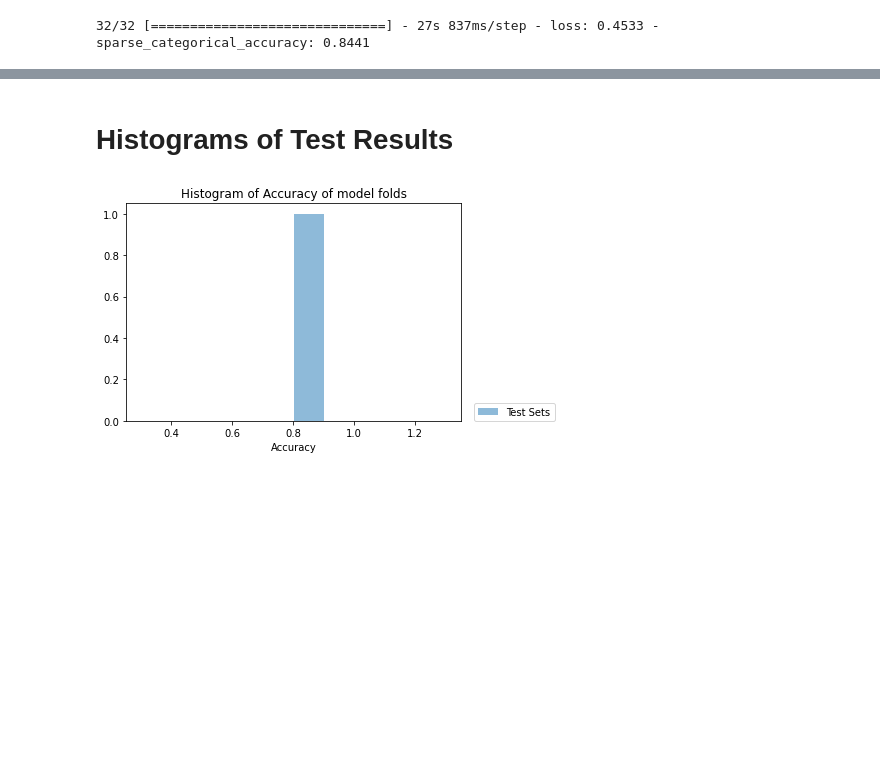
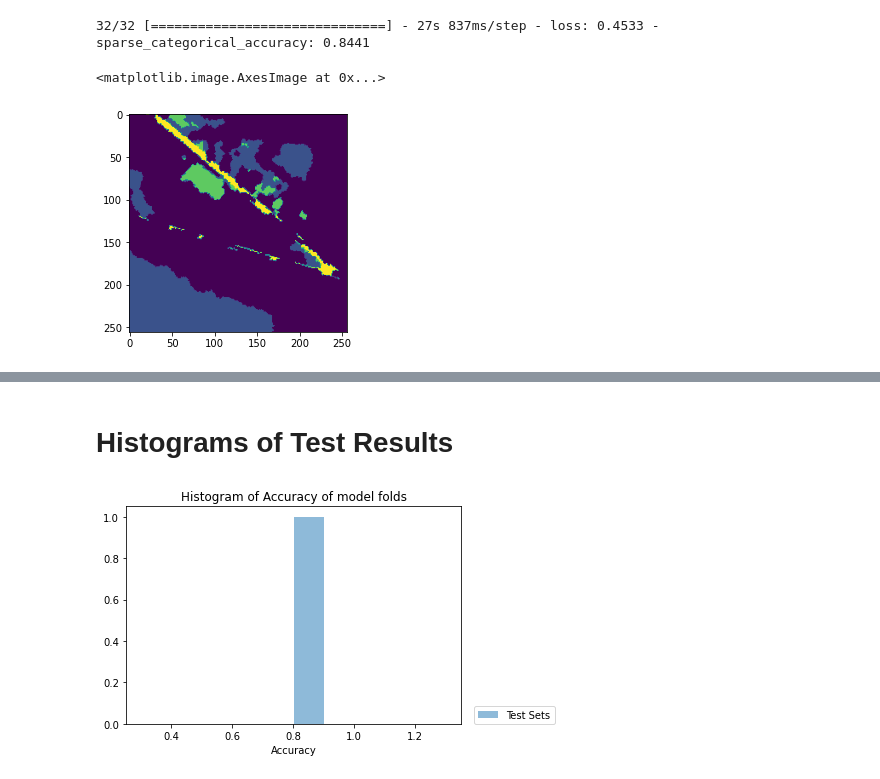
Before and after one commit to rachellb/CS5043_Assignment8, a Jupyter notebook: hw8_Notebook.ipynb, the cells around one changed output, grey strips where cells are left out. Saved outputs shown, nothing was run; the diff lists cells and outputs as text; code cells hidden in the pictures; blank space fills up the shorter version.

```diff
--- a/hw8_Notebook.ipynb
+++ b/hw8_Notebook.ipynb
@@ -117,3 +126,9 @@ sns.heatmap(cm, annot=True)
 results = model.evaluate(test_dat)
 # %% [output]
 32/32 [==============================] - 27s 837ms/step - loss: 0.4533 - sparse_categorical_accuracy: 0.8441
+# %%
+
+plt.imshow(outs_test[0,:,:])
+# %% [output]
+<matplotlib.image.AxesImage at 0x...>
+[figure, added]
```
Also changed, not shown: parts of 10 cells of this notebook, 6 other files.
